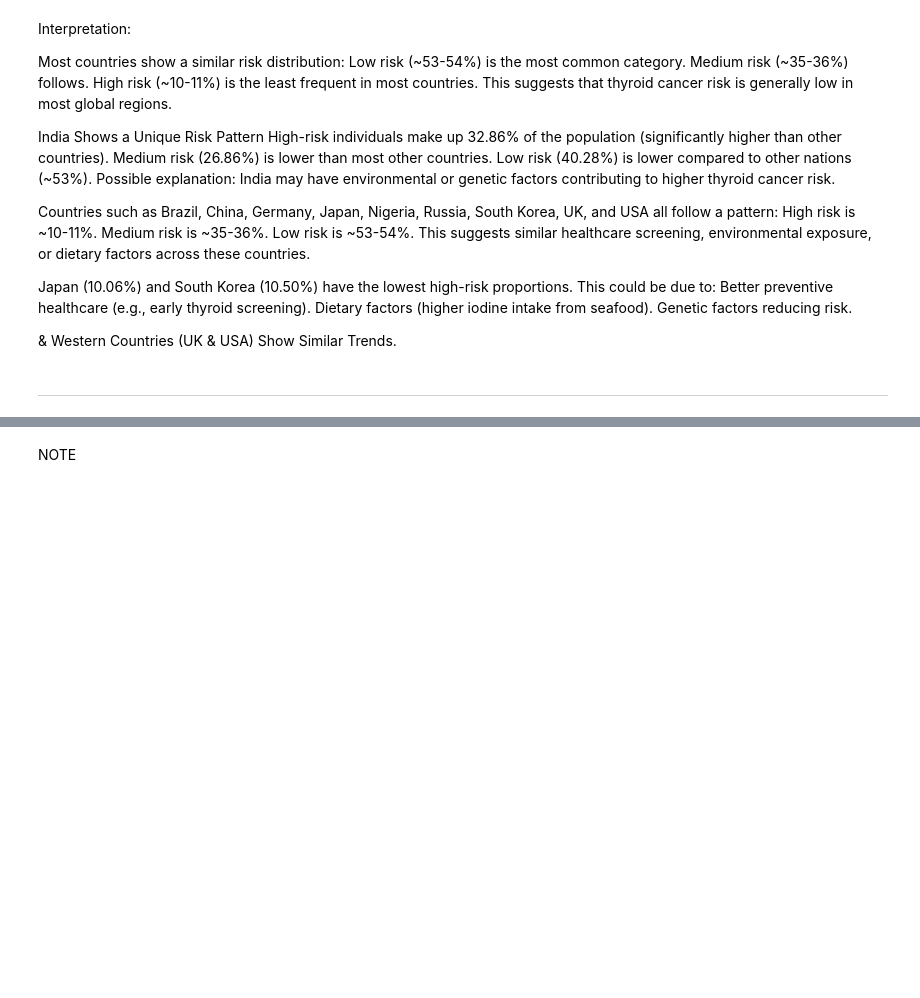
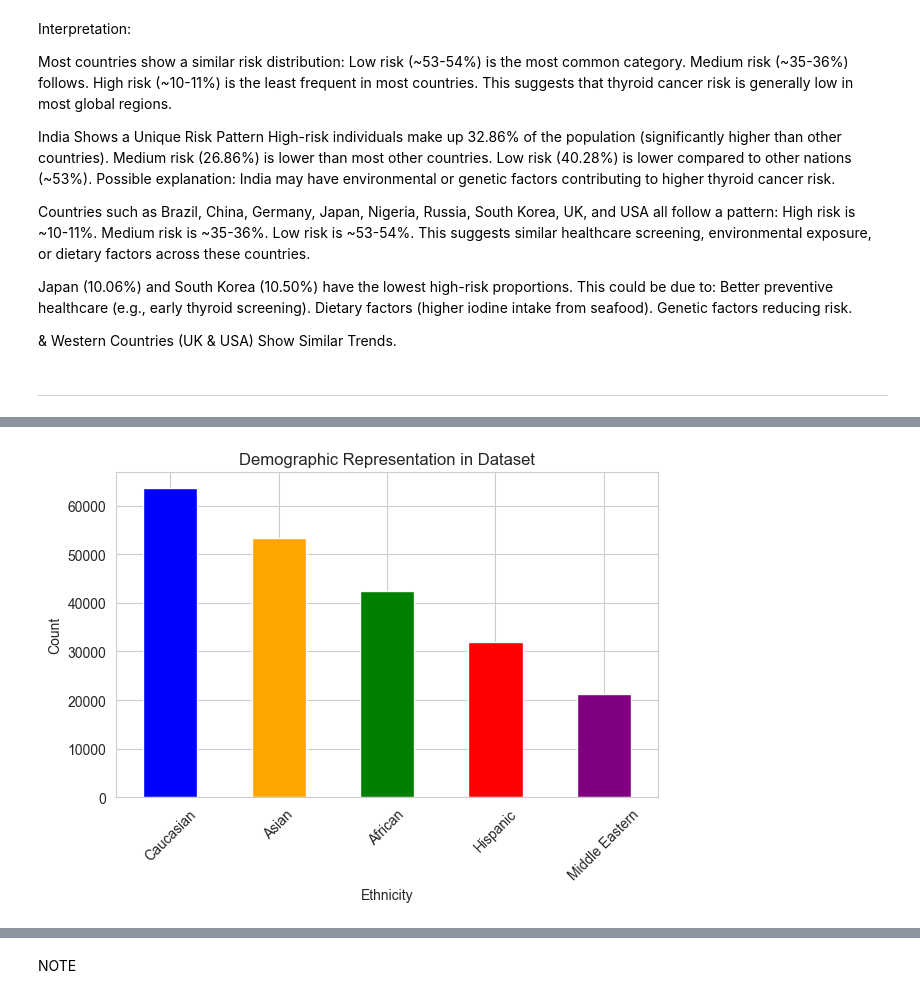
Before and after one commit to kenanwright1988/Thyroid-Risk-Analysis, a Jupyter notebook: jupyter_notebooks/Thyroid Risk Analysis.ipynb, the cells around one changed output, grey strips where cells are left out. Saved outputs shown, nothing was run; the diff lists cells and outputs as text; code cells hidden in the pictures; blank space fills up the shorter version.

```diff
--- a/jupyter_notebooks/Thyroid Risk Analysis.ipynb
+++ b/jupyter_notebooks/Thyroid Risk Analysis.ipynb
@@ -427,0 +436,6 @@ Genetic factors reducing risk.
+# %%
+# Analyze demographic representation
+data = pd.read_csv('thyroid_cancer_risk_data_cleaned.csv')
+
+demographic_counts = data['Ethnicity'].value_counts()
+print(demographic_counts)
@@ -427,0 +450,13 @@ Genetic factors reducing risk.
+# %%
+#Visualize the demographic distribution
+
+# Plot demographic representation
+demographic_counts.plot(kind='bar', color=['blue', 'orange', 'green', 'red', 'purple'])
+plt.title('Demographic Representation in Dataset')
+plt.xlabel('Ethnicity')
+plt.ylabel('Count')
+plt.xticks(rotation=45)
+plt.tight_layout()
+plt.show()
+# %% [output]
+[figure, added]
```
Also changed, not shown: parts of 16 cells of this notebook.
